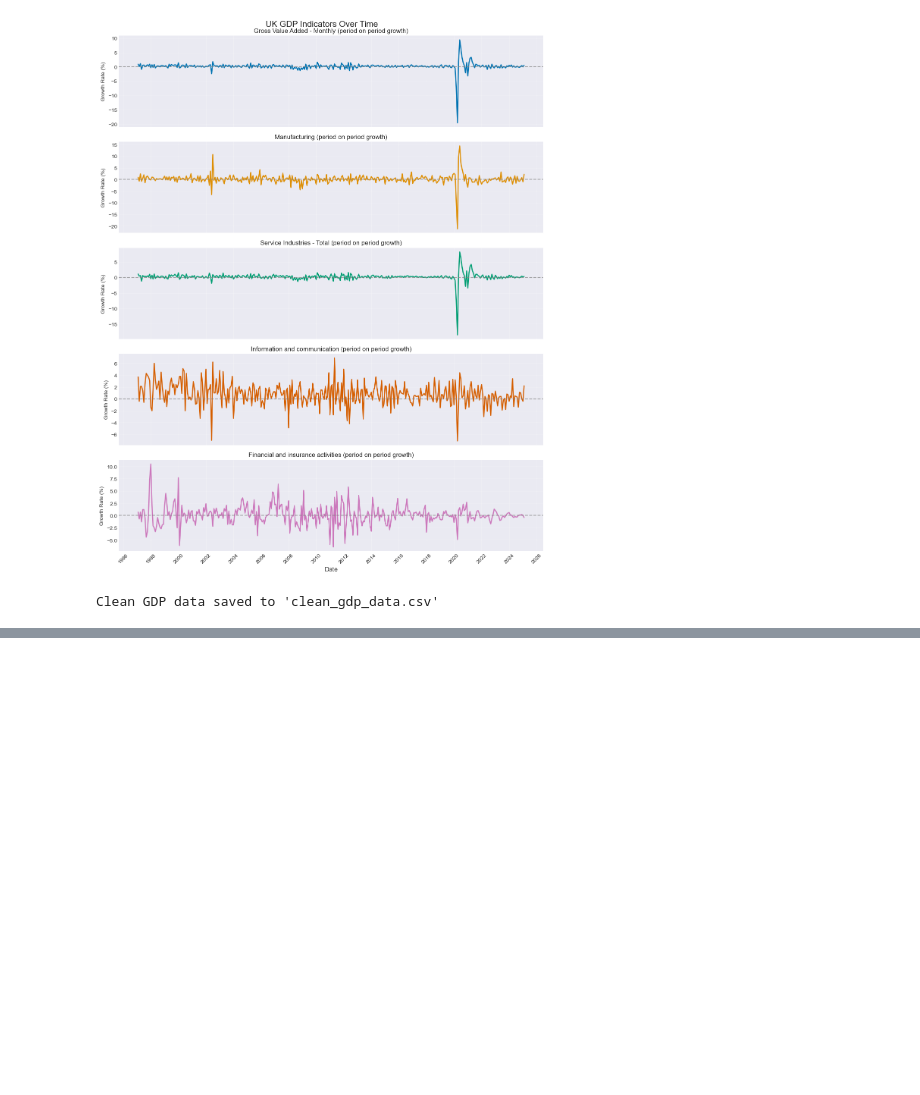
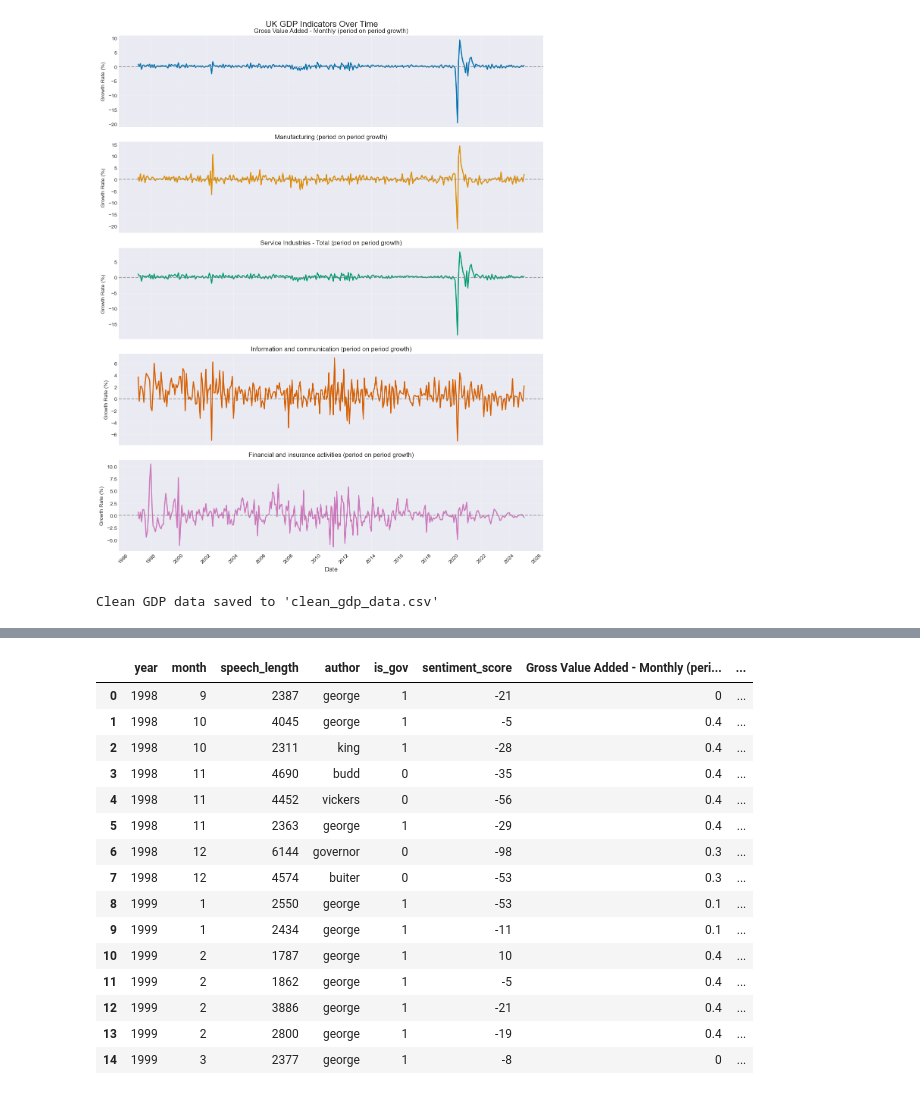
Before and after one commit to L-bot355/AnalytIQ, a Jupyter notebook: GDP data cleaning and EDA_Reka.ipynb, the cells around one changed output, grey strips where cells are left out. Saved outputs shown, nothing was run; the diff lists cells and outputs as text; code cells hidden in the pictures; blank space fills up the shorter version.

```diff
--- a/GDP data cleaning and EDA_Reka.ipynb
+++ b/GDP data cleaning and EDA_Reka.ipynb
@@ -364,0 +390,26 @@ Clean GDP data saved to 'clean_gdp_data.csv'
+# %%
+# Merge the datasets on year and month with left join from sentiment to GDP to keep all sentiment data and add GDP data where available
+merged_data = pd.merge(
+    boe_sentiment_df,
+    clean_gdp_data,
+    on=['year', 'month'],
+    how='left')
+
+merged_data.head(15)
+# %% [output]
+|  | year | month | speech_length | author | is_gov | sentiment_score | Gross Value Added - Monthly (peri... | ... |
+| 0 | 1998 | 9 | 2387 | george | 1 | -21 | 0 | ... |
+| 1 | 1998 | 10 | 4045 | george | 1 | -5 | 0.4 | ... |
+| 2 | 1998 | 10 | 2311 | king | 1 | -28 | 0.4 | ... |
+| 3 | 1998 | 11 | 4690 | budd | 0 | -35 | 0.4 | ... |
+| 4 | 1998 | 11 | 4452 | vickers | 0 | -56 | 0.4 | ... |
+| 5 | 1998 | 11 | 2363 | george | 1 | -29 | 0.4 | ... |
+| 6 | 1998 | 12 | 6144 | governor | 0 | -98 | 0.3 | ... |
+| 7 | 1998 | 12 | 4574 | buiter | 0 | -53 | 0.3 | ... |
+| 8 | 1999 | 1 | 2550 | george | 1 | -53 | 0.1 | ... |
+| 9 | 1999 | 1 | 2434 | george | 1 | -11 | 0.1 | ... |
+| 10 | 1999 | 2 | 1787 | george | 1 | 10 | 0.4 | ... |
+| 11 | 1999 | 2 | 1862 | george | 1 | -5 | 0.4 | ... |
+| 12 | 1999 | 2 | 3886 | george | 1 | -21 | 0.4 | ... |
+| 13 | 1999 | 2 | 2800 | george | 1 | -19 | 0.4 | ... |
+| 14 | 1999 | 3 | 2377 | george | 1 | -8 | 0 | ... |
```
Also changed, not shown: parts of 10 cells of this notebook.
